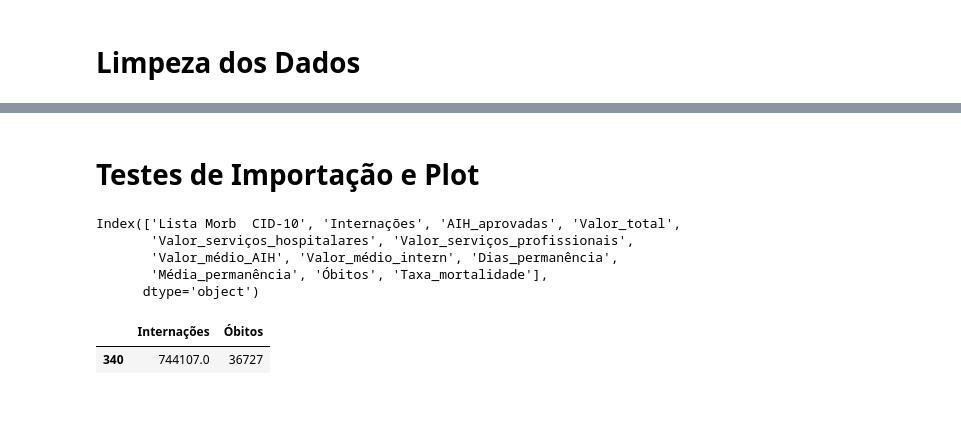
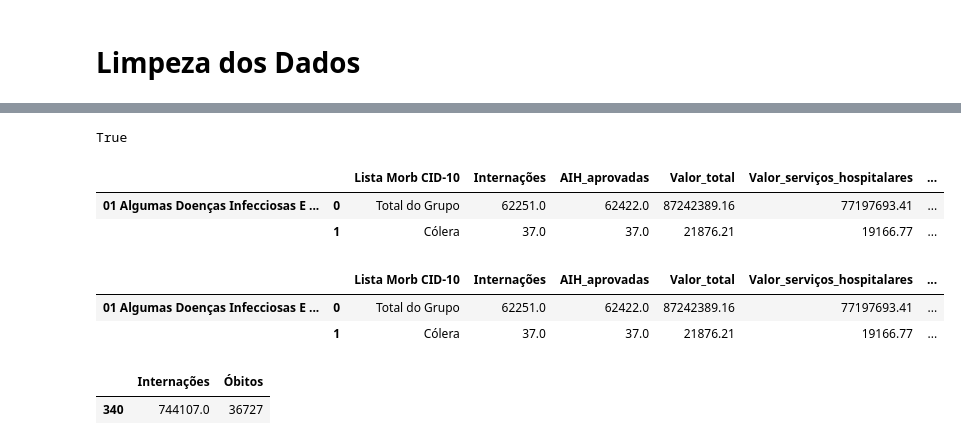
Before and after one commit to pedrohortencio/covid-brasil, a Jupyter notebook: tratamento_dados_sus.ipynb, the cells around one changed output, grey strips where cells are left out. Saved outputs shown, nothing was run; the diff lists cells and outputs as text; code cells hidden in the pictures; blank space fills up the shorter version.

Commit message:
feat: criadas novas funções para automatização

```diff
--- a/tratamento_dados_sus.ipynb
+++ b/tratamento_dados_sus.ipynb
@@ -65,6 +150,8 @@ def ler_df(caminho):
     df['Óbitos'] = pd.to_numeric(df['Óbitos'], errors='coerce')     # erros='coerce' faz com que valores problemáticos sejam inseridos como NaN
     # Converte a coluna "Taxa_mortalidade" para float64
     df['Taxa_mortalidade'] = df['Taxa_mortalidade'].apply(lambda x: float(str(x).replace(',', '.')))    #substitui a vírgula do decimal por ponto, converte para float64
+    df['Média_permanência'] = df['Média_permanência'].apply(lambda x: float(str(x).replace(',', '.')))
+    df['Dias_permanência'] = df['Dias_permanência'].apply(lambda x: float(str(x)))
 
     ##################
     # Sanity check 1
@@ -119,12 +206,12 @@ def ler_df(caminho):
     #########
     # Sanity Check 3
         ### Verifica se o tamanho da lista de grupos CID, para indexar hierarquicamente o dataframe, está correta
-    if len(index_grupos_cid) != 341:
-        raise Exception("Tamanho da lista de grupos CID, para indexação do DataFrame, não corresponde a 341 entradas")
+    #if len(index_grupos_cid) != 341:
+    #    raise Exception("Tamanho da lista de grupos CID, para indexação do DataFrame, não corresponde a 341 entradas")
     #########
 
     # Cria um índice hierárquico
-    df.set_index([index_grupos_cid, [i for i in range(341)]], inplace=True)
+    df.set_index([index_grupos_cid, [i for i in range(len(index_grupos_cid))]], inplace=True)
 
     # Troca o valor da linha, na coluna 'Lista Morb  CID-10', para refletir o total do grupo
     df.loc[df.loc[:]['Lista Morb  CID-10'].str.match(r'[0-9]+'), 'Lista Morb  CID-10'] = 'Total do Grupo'
@@ -136,16 +258,6 @@ def ler_df(caminho):
 # %%
 #pd.reset_option("all")
 pd.set_option('display.max_rows', 500)
-# %% [markdown]
-# Testes de Importação e Plot
 # %%
 df1 = ler_df('/content/2019/01-2019.csv')
 df2 = ler_df('/content/2019/02-2019.csv')
-# %%
-df2.loc["Total"].columns
-# %% [output]
-Index(['Lista Morb  CID-10', 'Internações', 'AIH_aprovadas', 'Valor_total',
-       'Valor_serviços_hospitalares', 'Valor_serviços_profissionais',
-       'Valor_médio_AIH', 'Valor_médio_intern', 'Dias_permanência',
-       'Média_permanência', 'Óbitos', 'Taxa_mortalidade'],
-      dtype='object')
@@ -152,3 +266,20 @@ Index(['Lista Morb  CID-10', 'Internações', 'AIH_aprovadas', 'Valor_total',
+# %%
+# Sanity Check
+df_teste.equals(df2)
+# %% [output]
+True
+# %%
+df2.head(2)
+# %% [output]
+|  |  | Lista Morb CID-10 | Internações | AIH_aprovadas | Valor_total | Valor_serviços_hospitalares | ... |
+| 01 Algumas Doenças Infecciosas E ... | 0 | Total do Grupo | 62251.0 | 62422.0 | 87242389.16 | 77197693.41 | ... |
+|  | 1 | Cólera | 37.0 | 37.0 | 21876.21 | 19166.77 | ... |
+# %%
+df_teste.head(2)
+# %% [output]
+|  |  | Lista Morb CID-10 | Internações | AIH_aprovadas | Valor_total | Valor_serviços_hospitalares | ... |
+| 01 Algumas Doenças Infecciosas E ... | 0 | Total do Grupo | 62251.0 | 62422.0 | 87242389.16 | 77197693.41 | ... |
+|  | 1 | Cólera | 37.0 | 37.0 | 21876.21 | 19166.77 | ... |
 # %%
 df2.loc["Total"][["Internações", "Óbitos"]]
 # %% [output]
```
Also changed, not shown: parts of 9 cells of this notebook.
